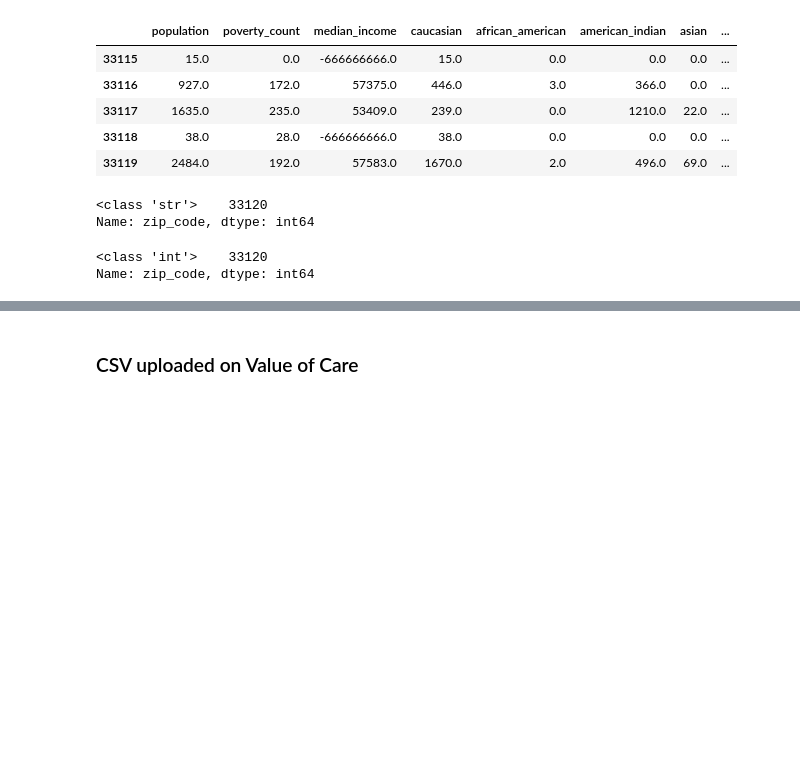
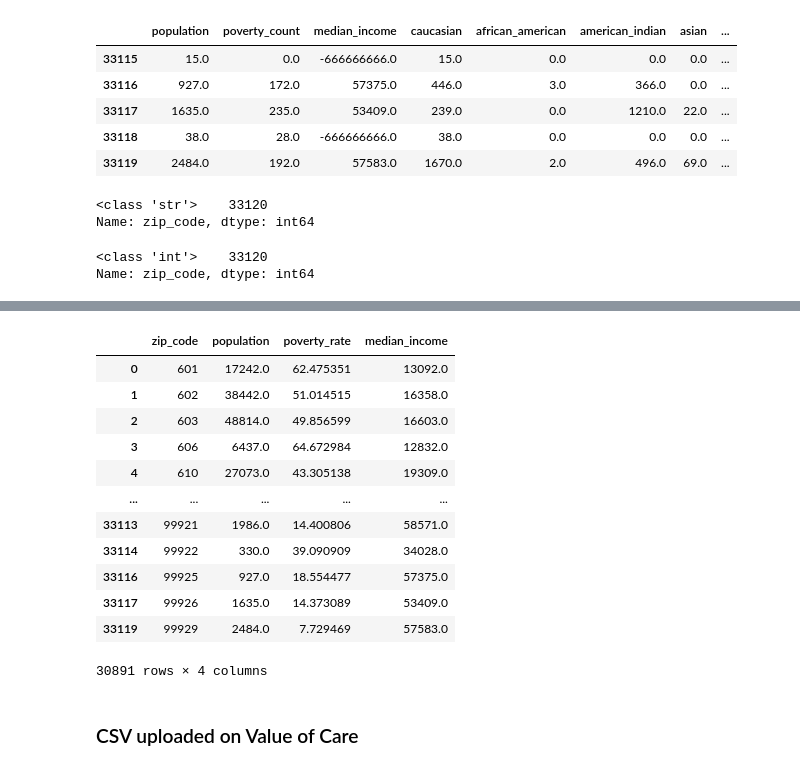
Before and after one commit to NoahGoldstein13/full_stack_data_analytics_project, a Jupyter notebook: Nadia/cleaning_data.ipynb, the cells around one changed output, grey strips where cells are left out. Drawn from its saved outputs; the diff is of its cells as text; code cells hidden in the pictures; blank space fills up the shorter version.

```diff
--- a/Nadia/cleaning_data.ipynb
+++ b/Nadia/cleaning_data.ipynb
@@ -104,0 +135,17 @@ clean_census_df.sample(10)
+# %%
+final_census_df=updated_census_df[["zip_code", "population", "poverty_rate", "median_income"]]
+final_census_df
+# %% [output]
+|  | zip_code | population | poverty_rate | median_income |
+| 0 | 601 | 17242.0 | 62.475351 | 13092.0 |
+| 1 | 602 | 38442.0 | 51.014515 | 16358.0 |
+| 2 | 603 | 48814.0 | 49.856599 | 16603.0 |
+| 3 | 606 | 6437.0 | 64.672984 | 12832.0 |
+| 4 | 610 | 27073.0 | 43.305138 | 19309.0 |
+| ... | ... | ... | ... | ... |
+| 33113 | 99921 | 1986.0 | 14.400806 | 58571.0 |
+| 33114 | 99922 | 330.0 | 39.090909 | 34028.0 |
+| 33116 | 99925 | 927.0 | 18.554477 | 57375.0 |
+| 33117 | 99926 | 1635.0 | 14.373089 | 53409.0 |
+| 33119 | 99929 | 2484.0 | 7.729469 | 57583.0 |
+30891 rows × 4 columns
```
Also changed, not shown: parts of 9 cells of this notebook, 4 other files.
